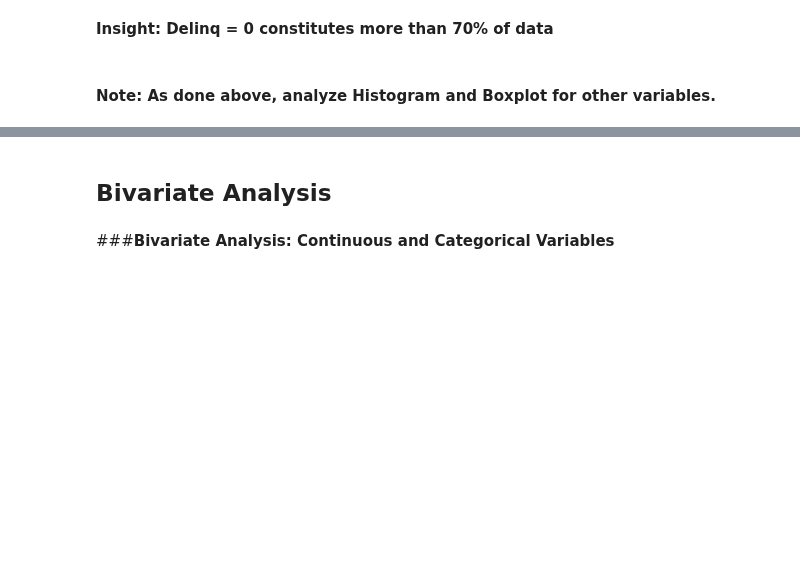
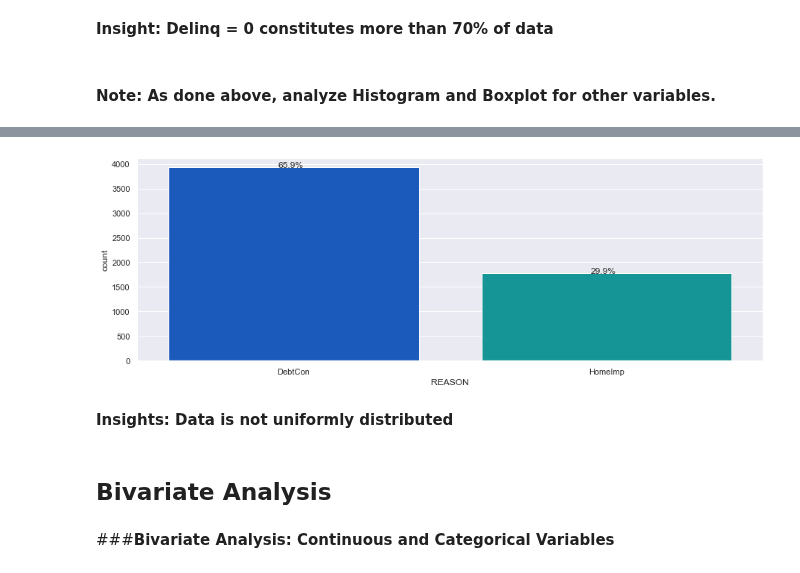
Before and after one commit to asadTariq666/Python_work, a Jupyter notebook: Loan Default Classification/Reference_Notebook_Milestone_1_Classification .ipynb, the cells around one changed output, grey strips where cells are left out. Saved outputs shown, nothing was run; the diff lists cells and outputs as text; code cells hidden in the pictures; blank space fills up the shorter version.

```diff
--- a/Loan Default Classification/Reference_Notebook_Milestone_1_Classification .ipynb
+++ b/Loan Default Classification/Reference_Notebook_Milestone_1_Classification .ipynb
@@ -476,3 +472,11 @@ sns.countplot(data.columns)
+# %%
+plt.figure(figsize=(15,5))
+ax = sns.countplot(data["REASON"],palette='winter')
+perc_on_bar(ax,data["REASON"])
+# %% [output]
+[figure, added]
+# %% [markdown]
+**Insights: Data is not uniformly distributed**
 # %% [markdown]
 ## **Bivariate Analysis**
 # %% [markdown]
```
Also changed, not shown: parts of 35 cells of this notebook.
